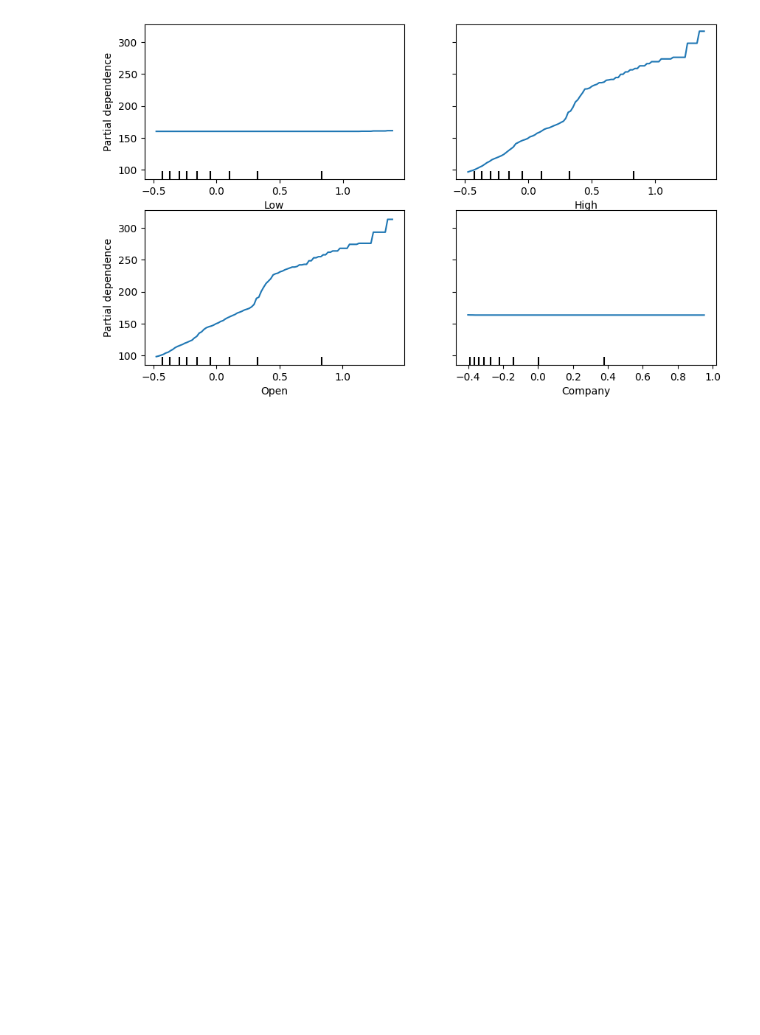
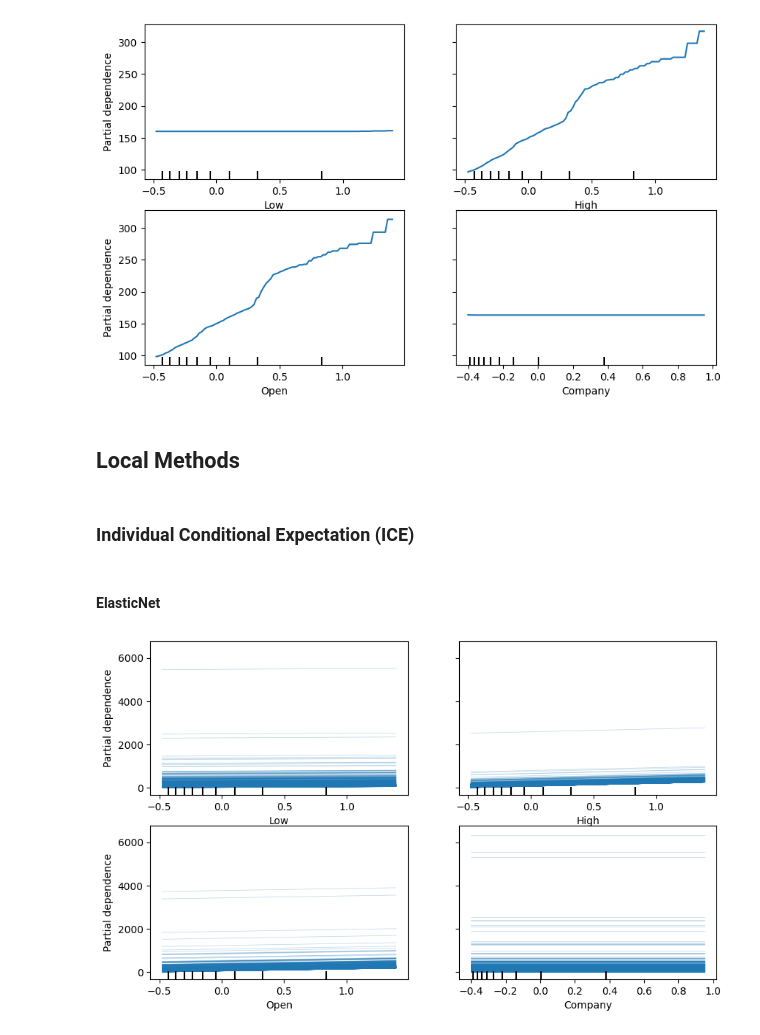
Before and after one commit to MaCh1Ne01/mle-specialization-03, a Jupyter notebook: notebooks/interpretability.ipynb, the cells around one changed output. Cells and saved outputs as stored; diff of their text form; code cells hidden in the pictures; blank space fills up the shorter version.

```diff
--- a/notebooks/interpretability.ipynb
+++ b/notebooks/interpretability.ipynb
@@ -220,3 +220,13 @@ PartialDependenceDisplay.from_estimator(second_base_model, X_test, features=rang
 PartialDependenceDisplay.from_estimator(third_base_model, X_test, features=range(4), feature_names=["Low","High","Open","Company"], kind="average", n_cols=2).figure_.set_size_inches(10, 6)
 # %% [output]
 [figure]
+# %% [markdown]
+## Local Methods
+# %% [markdown]
+### Individual Conditional Expectation (ICE)
+# %% [markdown]
+#### ElasticNet
+# %%
+PartialDependenceDisplay.from_estimator(best_base_model, X_test, features=range(4), feature_names=["Low","High","Open","Company"], kind="individual", n_cols=2).figure_.set_size_inches(10, 6)
+# %% [output]
+[figure, added]
```
Also changed, not shown: parts of 23 cells of this notebook, 1 other file.
